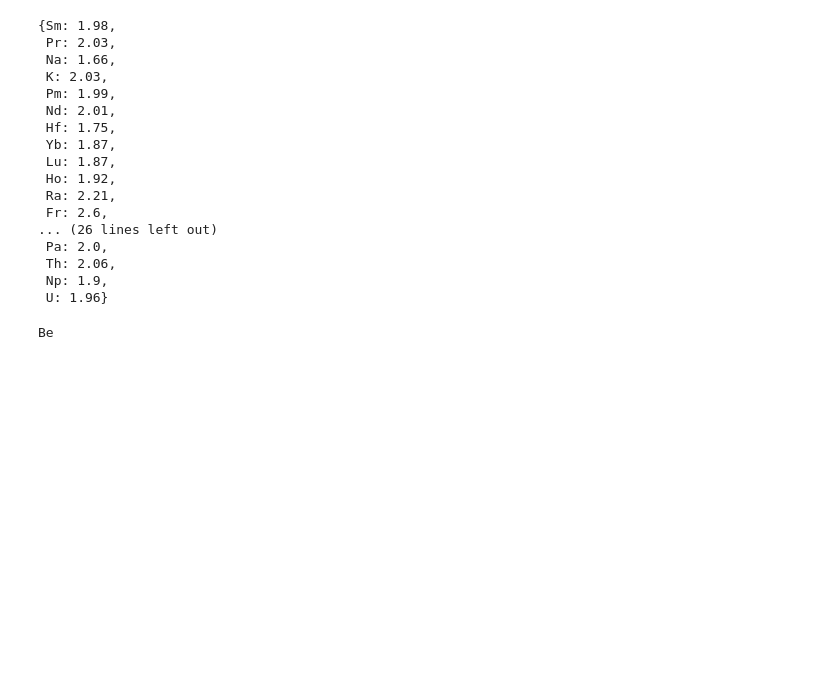
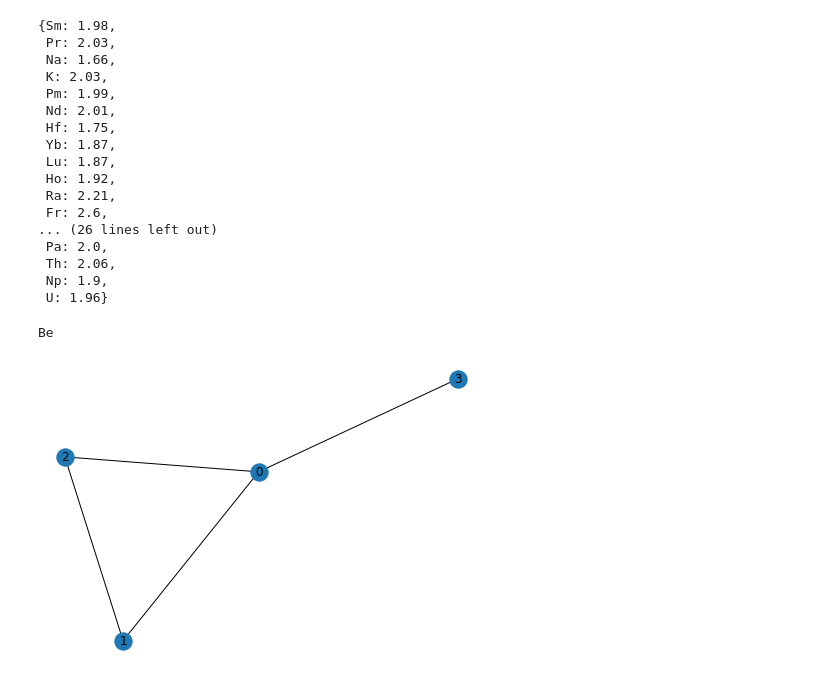
Before and after one commit to ntampellini/TSCoDe, a Jupyter notebook: Obsolete (backup purposes)/SMILES_graph_analyzer.ipynb, the cells around one changed output. Cells and saved outputs as stored; diff of their text form; code cells hidden in the pictures; blank space fills up the shorter version.

```diff
--- a/Obsolete (backup purposes)/SMILES_graph_analyzer.ipynb
+++ b/Obsolete (backup purposes)/SMILES_graph_analyzer.ipynb
@@ -125,3 +125,21 @@ pt = core.PeriodicTable(table="H=1")
 pt[4]
 # %% [output]
 Be
+# %%
+a = np.array([[0,0,0],
+              [0,1,0],
+              [1,0,0],
+              [-1,-1,0]])
+
+matrix = np.zeros((len(a),len(a)))
+for i in range(len(a)):
+    for j in range(i,len(a)):
+        if np.linalg.norm(a[i]-a[j]) < 2:
+            matrix[i][j] = 1
+
+matrix
+graph = nx.from_numpy_matrix(matrix)
+# graph.nodes()
+nx.draw(graph, with_labels=True)
+# %% [output]
+[figure, added]
```
Also changed, not shown: parts of 5 cells of this notebook, 44 other files.
